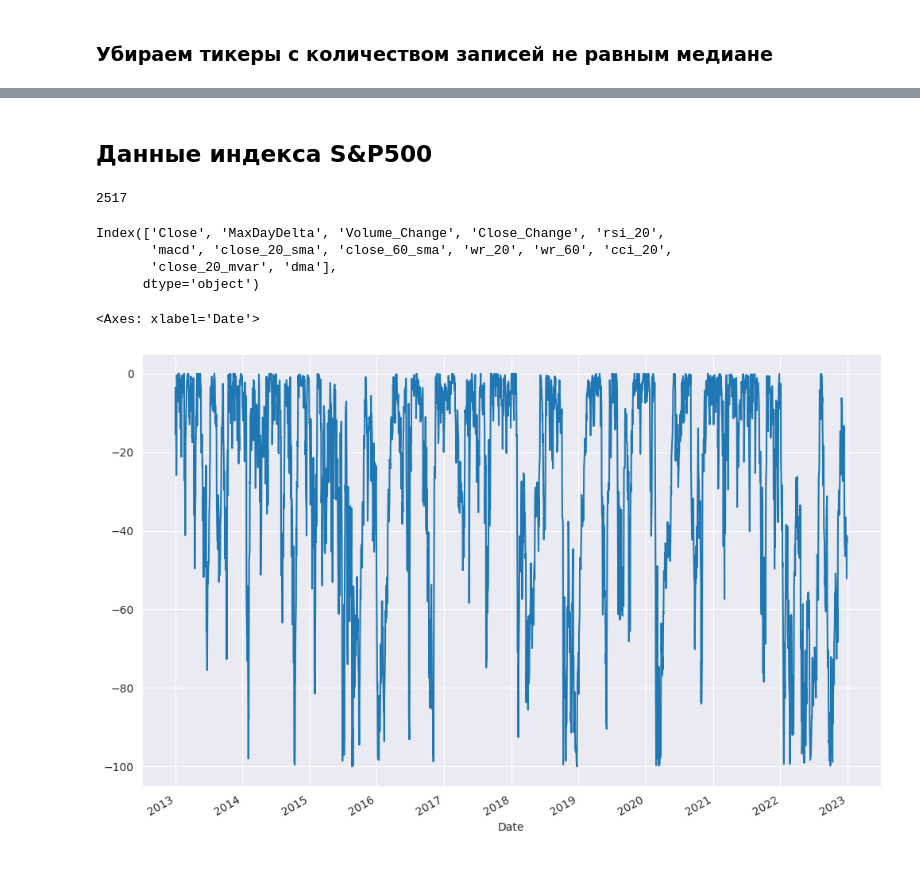
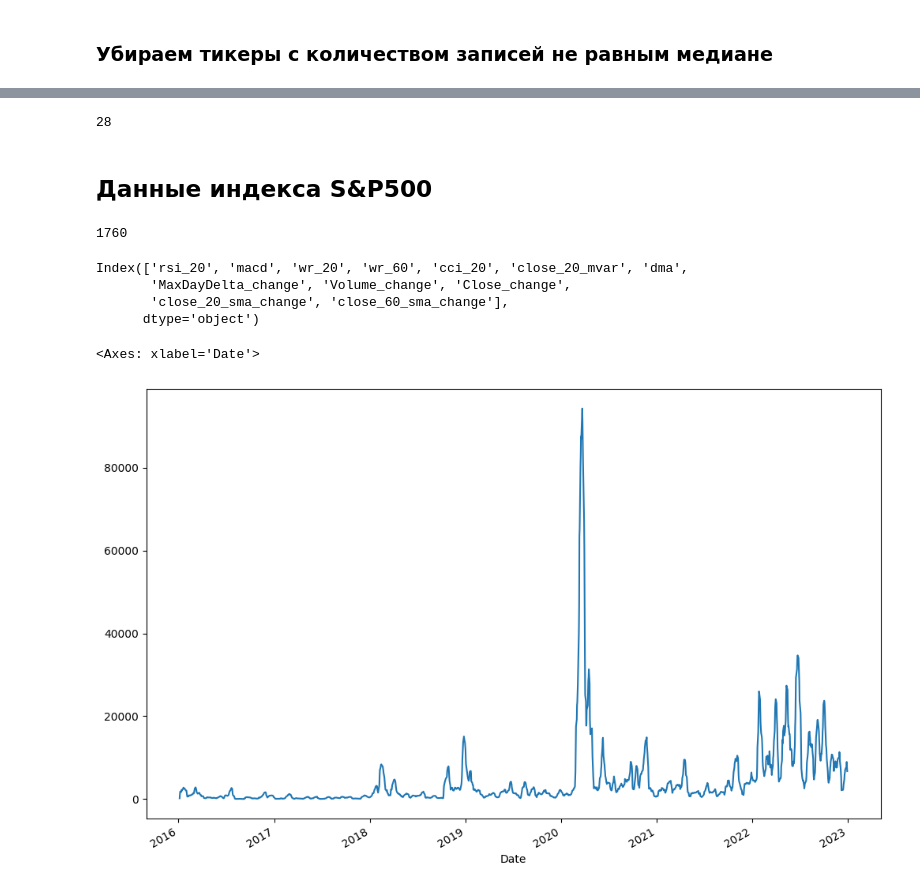
Before and after one commit to hivaze/portfolio_optimization_study, a Jupyter notebook: data_collection.ipynb, the cells around one changed output, grey strips where cells are left out. Drawn from its saved outputs; the diff is of its cells as text; code cells hidden in the pictures.

```diff
--- a/data_collection.ipynb
+++ b/data_collection.ipynb
@@ -82,16 +82,30 @@ technical_indicators = ['rsi_20', 'macd', 'close_20_sma', 'close_60_sma', 'wr_20
 # %%
 # df = yf.download('GOOGL', start = '2013-01-01', end = '2023-01-01', interval='1d', progress=False)
 # Sdf.retype(df)[technical_indicators]
+# %%
+def pct_column(df, column, drop=True):
+    df[column + '_change'] = df[column].pct_change()
+    if drop:
+        df.drop([column], axis=1, inplace=True)
 # %%
 def get_stock_data(ticker, start, end, technical_indicators):
     ts = yf.download(ticker, start, end, interval='1d', threads=False, progress=False)
-    ts['MaxDayDelta'] = ts['High'] - ts['Low']
-    ts['Volume_Change'] = ts['Volume'].pct_change()
-    ts['Close_Change'] = ts['Close'].pct_change()
     indicators_df = Sdf.retype(ts.copy())[technical_indicators]
-    concated_df = pd.concat([ts, indicators_df], axis=1).dropna()
-    concated_df.drop(['Open', 'High', 'Low', 'Adj Close', 'Volume'], axis=1, inplace=True)
-    return concated_df
+    total_df = pd.concat([ts, indicators_df], axis=1).dropna()
+
+    total_df['MaxDayDelta'] = ts['High'] - ts['Low']
+
+    pct_column(total_df, 'MaxDayDelta')
+    pct_column(total_df, 'Volume')
+    pct_column(total_df, 'Close')
+    pct_column(total_df, 'close_20_sma')
+    pct_column(total_df, 'close_60_sma')
+
+    total_df.drop(['Open', 'High', 'Low', 'Adj Close'], axis=1, inplace=True)
+
+    total_df = total_df.replace([np.inf, -np.inf], 0).dropna()
+
+    return total_df
 # %%
 get_stock_data('GOOGL', start = '2013-01-01', end = '2023-01-01', technical_indicators=technical_indicators).head(10)
 # %% [output]
@@ -163,0 +242,5 @@ with open('data/sp500_components_10y.pickle', 'wb') as f:
+# %%
+re_data_dicts = [d for d in filtered_total_data if d['sector'] == 'Real Estate']
+len(re_data_dicts)
+# %% [output]
+28
@@ -164,22 +251,22 @@ with open('data/sp500_components_10y.pickle', 'wb') as f:
 # %% [markdown]
 ## Данные индекса S&P500
 # %%
-sp500_index = get_stock_data('^GSPC', start = '2013-01-01', end = '2023-01-01', technical_indicators=technical_indicators)
+sp500_index = get_stock_data('^GSPC', start = '2016-01-01', end = '2023-01-01', technical_indicators=technical_indicators)
 len(sp500_index)
 # sp500_prices = pdr.data.get_data_yahoo('^GSPC', adjust_dividends=False, start=start, end=end)
 # %% [output]
-2517
+1760
 # %%
 sp500_index.columns
 # %% [output]
-Index(['Close', 'MaxDayDelta', 'Volume_Change', 'Close_Change', 'rsi_20',
-       'macd', 'close_20_sma', 'close_60_sma', 'wr_20', 'wr_60', 'cci_20',
-       'close_20_mvar', 'dma'],
+Index(['rsi_20', 'macd', 'wr_20', 'wr_60', 'cci_20', 'close_20_mvar', 'dma',
+       'MaxDayDelta_change', 'Volume_change', 'Close_change',
+       'close_20_sma_change', 'close_60_sma_change'],
       dtype='object')
 # %%
 fig = plt.figure(figsize=(12, 8))
-sp500_index['wr_60'].plot()
+sp500_index['close_20_mvar'].plot()
 # %% [output]
 <Axes: xlabel='Date'>
-[figure, old version]
+[figure, new version]
 # %%
```
Also changed, not shown: parts of 20 cells of this notebook, 8 other files.
